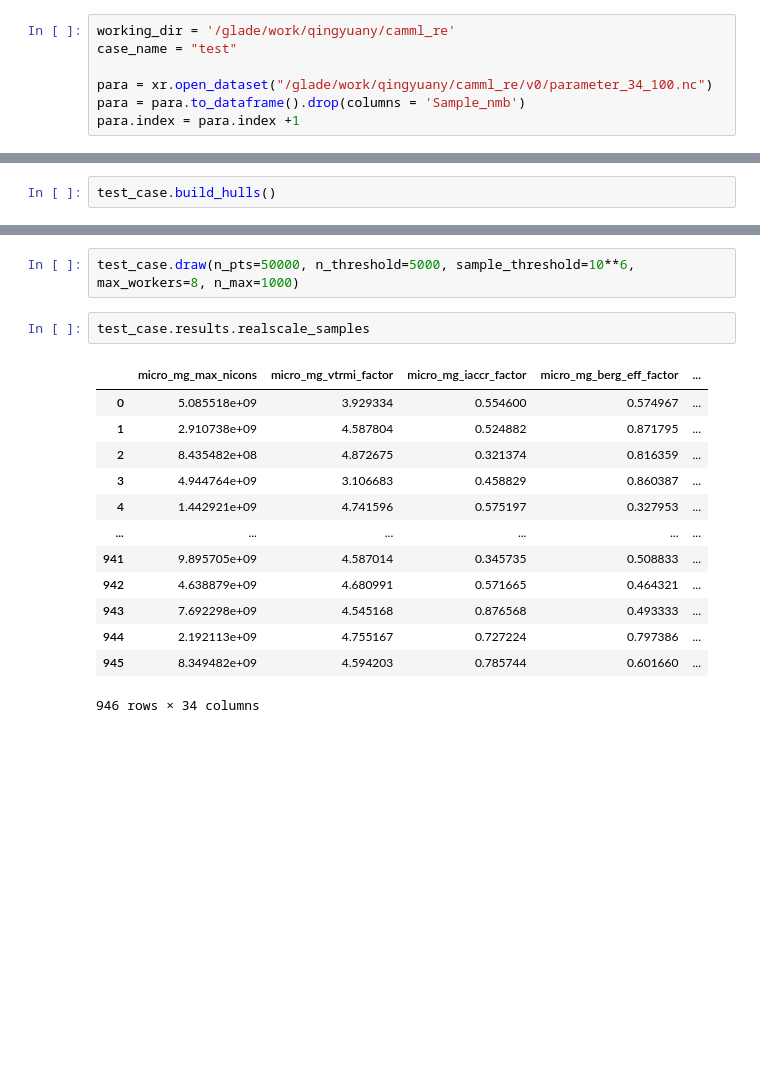
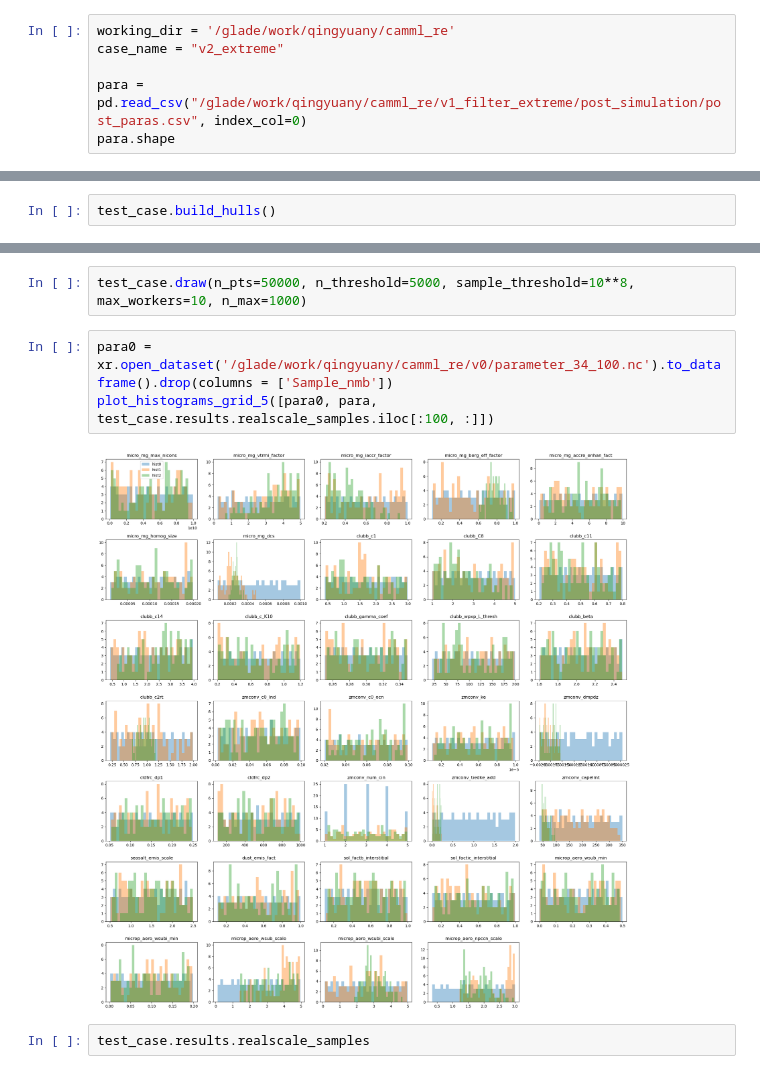
Before and after one commit to yiqioyang/proj2dhullsampler, a Jupyter notebook: notebooks/class_hm.ipynb, the cells around one changed output, grey strips where cells are left out. Cells and saved outputs as stored; diff of their text form; blank space fills up the shorter version.

```diff
--- a/notebooks/class_hm.ipynb
+++ b/notebooks/class_hm.ipynb
@@ -26,7 +27,6 @@ from proj2dhullsampler import HistoryMatching
 # %%
 working_dir = '/glade/work/qingyuany/camml_re'
-case_name = "test"
+case_name = "v2_extreme"
 
-para = xr.open_dataset("/glade/work/qingyuany/camml_re/v0/parameter_34_100.nc")
-para = para.to_dataframe().drop(columns = 'Sample_nmb')
-para.index = para.index +1
+para = pd.read_csv("/glade/work/qingyuany/camml_re/v1_filter_extreme/post_simulation/post_paras.csv", index_col=0)
+para.shape
@@ -152,22 +158,13 @@ There is overlap for ('micro_mg_vtrmi_factor', 'zmconv_tiedke_add'). Proceed to
 ======================================================================
 # %%
-test_case.draw(n_pts=50000, n_threshold=5000, sample_threshold=10**6, max_workers=8, n_max=1000)
+test_case.draw(n_pts=50000, n_threshold=5000, sample_threshold=10**8, max_workers=10, n_max=1000)
+# %%
+para0 = xr.open_dataset('/glade/work/qingyuany/camml_re/v0/parameter_34_100.nc').to_dataframe().drop(columns = ['Sample_nmb'])
+plot_histograms_grid_5([para0, para, test_case.results.realscale_samples.iloc[:100, :]])
+# %% [output]
+[figure, added]
 # %%
 test_case.results.realscale_samples
-# %% [output]
-|  | micro_mg_max_nicons | micro_mg_vtrmi_factor | micro_mg_iaccr_factor | micro_mg_berg_eff_factor | ... |
-| 0 | 5.085518e+09 | 3.929334 | 0.554600 | 0.574967 | ... |
-| 1 | 2.910738e+09 | 4.587804 | 0.524882 | 0.871795 | ... |
-| 2 | 8.435482e+08 | 4.872675 | 0.321374 | 0.816359 | ... |
-| 3 | 4.944764e+09 | 3.106683 | 0.458829 | 0.860387 | ... |
-| 4 | 1.442921e+09 | 4.741596 | 0.575197 | 0.327953 | ... |
-| ... | ... | ... | ... | ... | ... |
-| 941 | 9.895705e+09 | 4.587014 | 0.345735 | 0.508833 | ... |
-| 942 | 4.638879e+09 | 4.680991 | 0.571665 | 0.464321 | ... |
-| 943 | 7.692298e+09 | 4.545168 | 0.876568 | 0.493333 | ... |
-| 944 | 2.192113e+09 | 4.755167 | 0.727224 | 0.797386 | ... |
-| 945 | 8.349482e+09 | 4.594203 | 0.785744 | 0.601660 | ... |
-946 rows × 34 columns
 # %%
 test_case.save_samples(n = 100)
 test_case.write_specifications()
```
Also changed, not shown: parts of 14 cells of this notebook, 1 other file.
